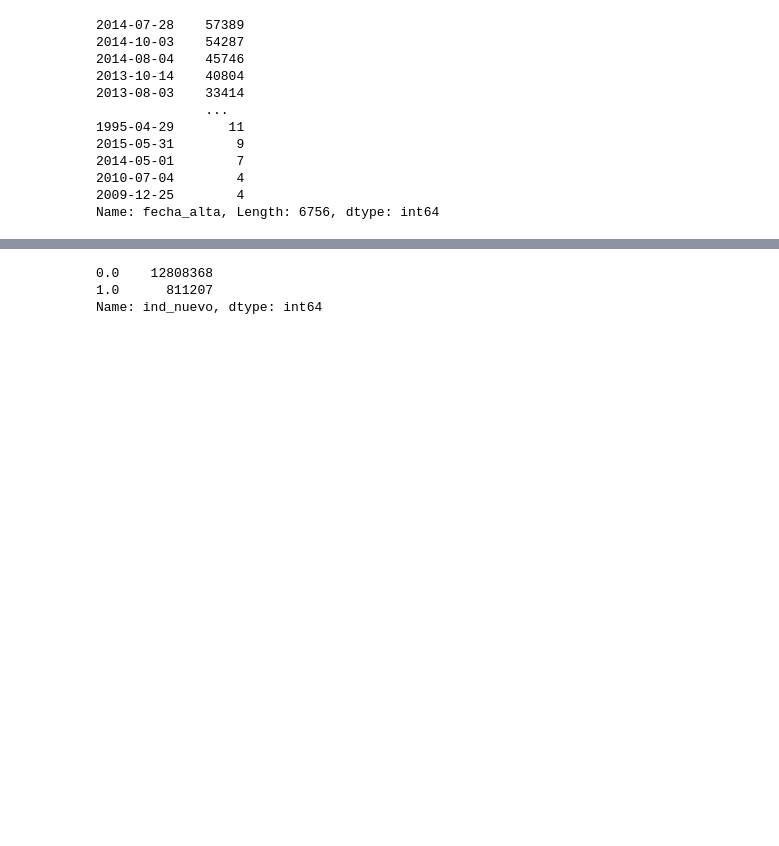
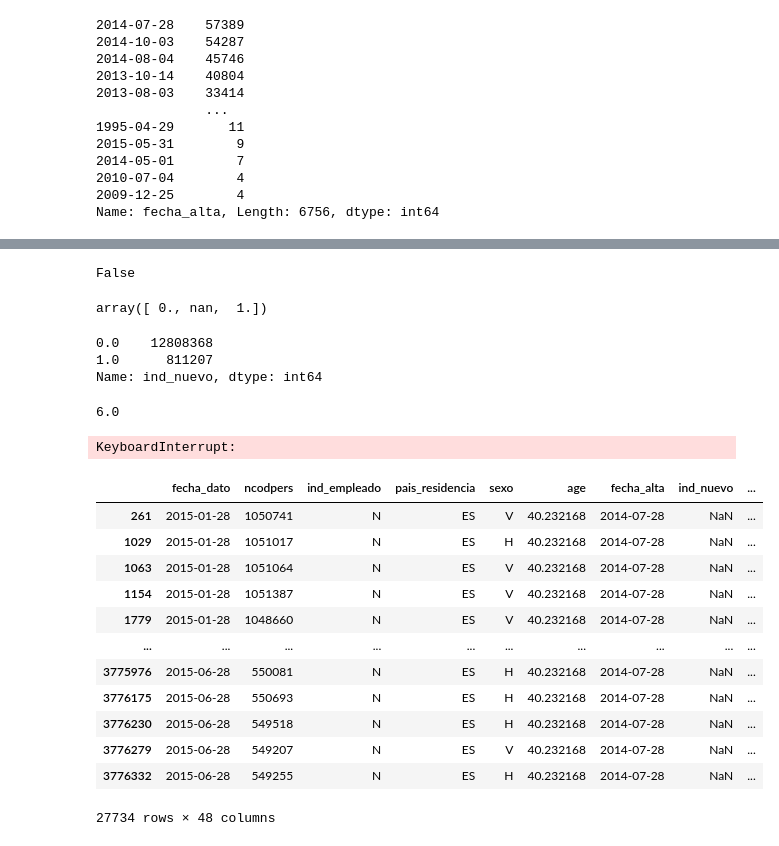
Before and after one commit to youngjo89/santander, a Jupyter notebook: santander.ipynb, the cells around one changed output, grey strips where cells are left out. Cells and saved outputs as stored; diff of their text form; code cells hidden in the pictures; blank space fills up the shorter version.

```diff
--- a/santander.ipynb
+++ b/santander.ipynb
@@ -247,0 +368,4 @@ Name: age, Length: 235, dtype: int64
+# %%
+# 날짜관련 column들이 string으로 되어있어서 datetime형태로 바꾸어준다
+train["fecha_dato"] = pd.to_datetime(train["fecha_dato"], format = "%Y-%m-%d")
+train["fecha_alta"] = pd.to_datetime(train["fecha_alta"], format = "%Y-%m-%d")
@@ -260,3 +391,6 @@ train["fecha_alta"].value_counts()
 2010-07-04        4
 2009-12-25        4
 Name: fecha_alta, Length: 6756, dtype: int64
+# %%
+median_date = train["fecha_alta"].value_counts().index[0]
+median_date
@@ -263,3 +399,13 @@ Name: fecha_alta, Length: 6756, dtype: int64
+# %%
+# fecha_alta column의 nan값은.. median값으로 바꾼다.
+train["fecha_alta"].fillna(value = median_date, inplace = True)
+print(train["fecha_alta"].isnull().any())
+# %% [output]
+False
+# %%
+train["ind_nuevo"].unique()
+# %% [output]
+array([ 0., nan,  1.])
 # %%
 train["ind_nuevo"].value_counts()
 
@@ -271,3 +419,27 @@ Name: ind_nuevo, dtype: int64
+# %%
+pit["antiguedad"].max()
+# %% [output]
+6.0
+# %%
+train[train["ind_nuevo"] == 0].pivot_table(values = "antiguedad", index = "ncodpers", aggfunc = "max")["antiguedad"].min()
+# %% [output]
+KeyboardInterrupt:
+# %%
+train.loc[train["ind_nuevo"].isnull()]
+# %% [output]
+|  | fecha_dato | ncodpers | ind_empleado | pais_residencia | sexo | age | fecha_alta | ind_nuevo | ... |
+| 261 | 2015-01-28 | 1050741 | N | ES | V | 40.232168 | 2014-07-28 | NaN | ... |
+| 1029 | 2015-01-28 | 1051017 | N | ES | H | 40.232168 | 2014-07-28 | NaN | ... |
+| 1063 | 2015-01-28 | 1051064 | N | ES | V | 40.232168 | 2014-07-28 | NaN | ... |
+| 1154 | 2015-01-28 | 1051387 | N | ES | V | 40.232168 | 2014-07-28 | NaN | ... |
+| 1779 | 2015-01-28 | 1048660 | N | ES | V | 40.232168 | 2014-07-28 | NaN | ... |
+| ... | ... | ... | ... | ... | ... | ... | ... | ... | ... |
+| 3775976 | 2015-06-28 | 550081 | N | ES | H | 40.232168 | 2014-07-28 | NaN | ... |
+| 3776175 | 2015-06-28 | 550693 | N | ES | H | 40.232168 | 2014-07-28 | NaN | ... |
+| 3776230 | 2015-06-28 | 549518 | N | ES | H | 40.232168 | 2014-07-28 | NaN | ... |
+| 3776279 | 2015-06-28 | 549207 | N | ES | V | 40.232168 | 2014-07-28 | NaN | ... |
+| 3776332 | 2015-06-28 | 549255 | N | ES | H | 40.232168 | 2014-07-28 | NaN | ... |
+27734 rows × 48 columns
 # %%
 plt.figure(figsize = (10, 8))
 sns.countplot(train["antiguedad"])
```
Also changed, not shown: parts of 26 cells of this notebook.
